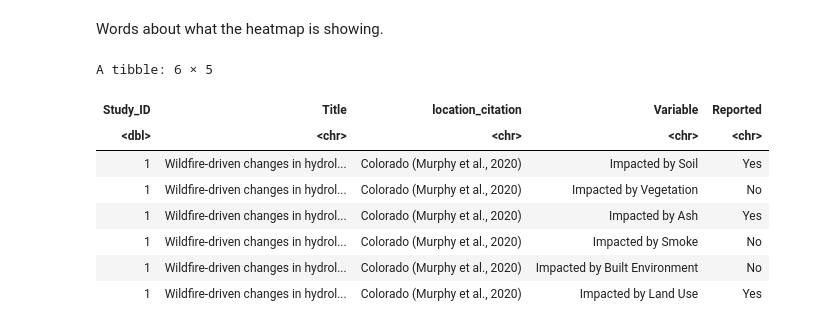
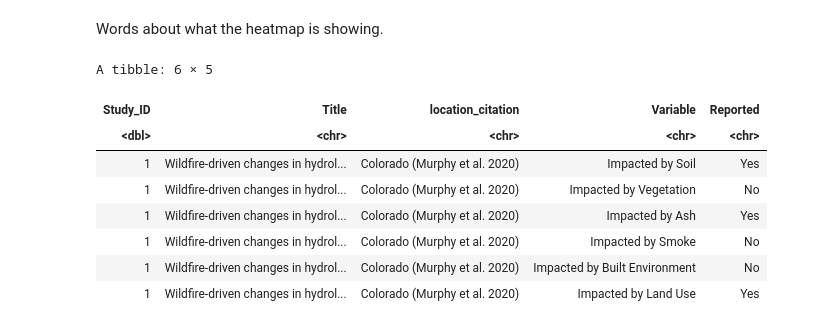
Before and after one commit to Ragerlab/Wildfire-Mobilization-of-Arsenic-into-Water-Resources-A-Systematic-Literature-Review, a Jupyter notebook: Figure 3.ipynb, the cells around one changed output. Cells and saved outputs as stored; diff of their text form; code cells hidden in the pictures.

```diff
--- a/Figure 3.ipynb
+++ b/Figure 3.ipynb
@@ -43,23 +43,25 @@ Words about what the heatmap is showing.
 # %%
 heatmap_df <- heatmap_data %>%
     unite("location_citation", c("Location", "Citation"), sep = " ") %>%
     #select( -Title, - Citation, -Location) %>%
     pivot_longer(cols = 4:12, names_to = "Variable", values_to = "Reported") %>%
     # cleaning up variable names
-    mutate(Variable = str_replace_all(Variable, "_", " ")) %>%
+    mutate(Variable = str_replace_all(Variable, "_", " "),
+          Variable = str_replace_all(Variable, "Arsenic", "As"),
+          location_citation = str_replace_all(location_citation, ",", "")) %>%
     mutate(Reported = ifelse(Reported == 1, "Yes", "No"))
 
 head(heatmap_df)
 # %% [output]
 A tibble: 6 × 5
 | Study_ID | Title | location_citation | Variable | Reported |
 | <dbl> | <chr> | <chr> | <chr> | <chr> |
-| 1 | Wildfire-driven changes in hydrol... | Colorado (Murphy et al., 2020) | Impacted by Soil | Yes |
-| 1 | Wildfire-driven changes in hydrol... | Colorado (Murphy et al., 2020) | Impacted by Vegetation | No |
-| 1 | Wildfire-driven changes in hydrol... | Colorado (Murphy et al., 2020) | Impacted by Ash | Yes |
-| 1 | Wildfire-driven changes in hydrol... | Colorado (Murphy et al., 2020) | Impacted by Smoke | No |
-| 1 | Wildfire-driven changes in hydrol... | Colorado (Murphy et al., 2020) | Impacted by Built Environment | No |
-| 1 | Wildfire-driven changes in hydrol... | Colorado (Murphy et al., 2020) | Impacted by Land Use | Yes |
+| 1 | Wildfire-driven changes in hydrol... | Colorado (Murphy et al. 2020) | Impacted by Soil | Yes |
+| 1 | Wildfire-driven changes in hydrol... | Colorado (Murphy et al. 2020) | Impacted by Vegetation | No |
+| 1 | Wildfire-driven changes in hydrol... | Colorado (Murphy et al. 2020) | Impacted by Ash | Yes |
+| 1 | Wildfire-driven changes in hydrol... | Colorado (Murphy et al. 2020) | Impacted by Smoke | No |
+| 1 | Wildfire-driven changes in hydrol... | Colorado (Murphy et al. 2020) | Impacted by Built Environment | No |
+| 1 | Wildfire-driven changes in hydrol... | Colorado (Murphy et al. 2020) | Impacted by Land Use | Yes |
 # %%
 # ordering the df based on avg media/ fuel types and study averages
 ordered_var_df = heatmap_df %>%
```
Also changed, not shown: parts of 3 cells of this notebook, 1 other file.
